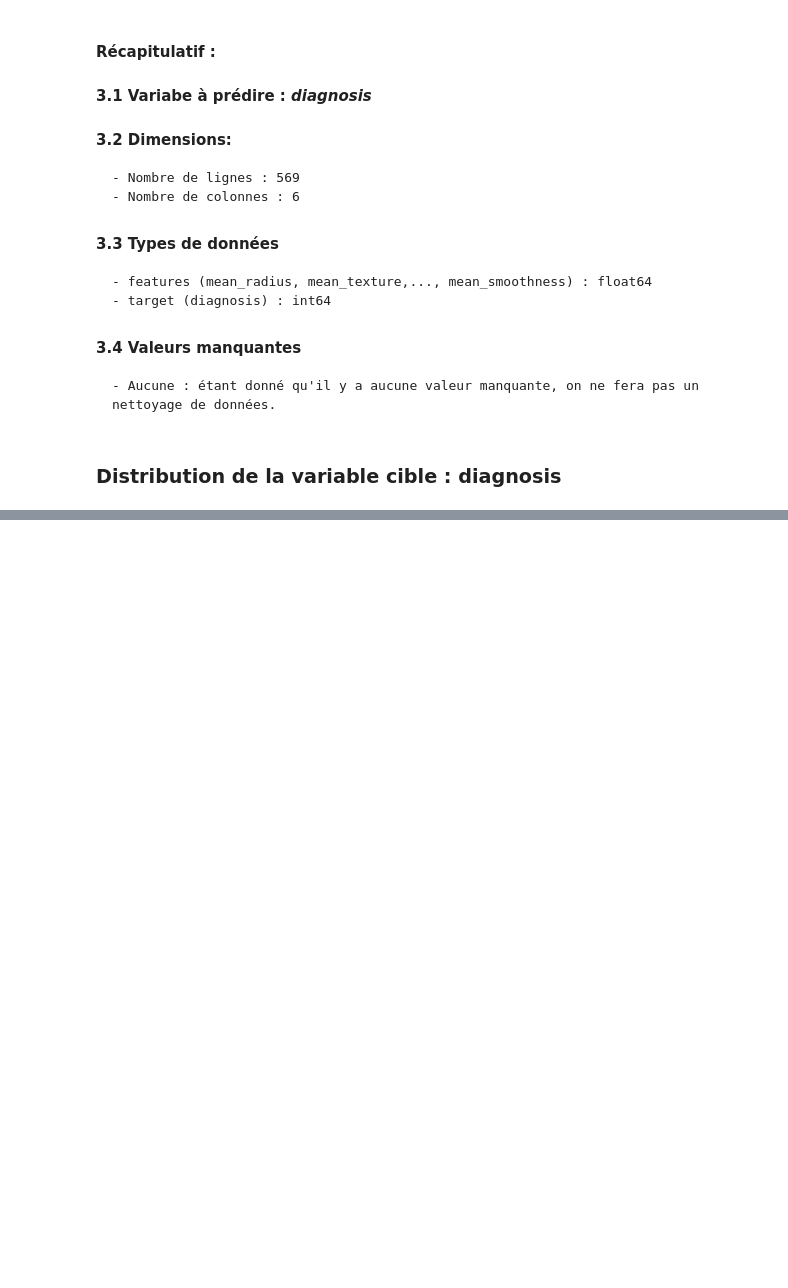
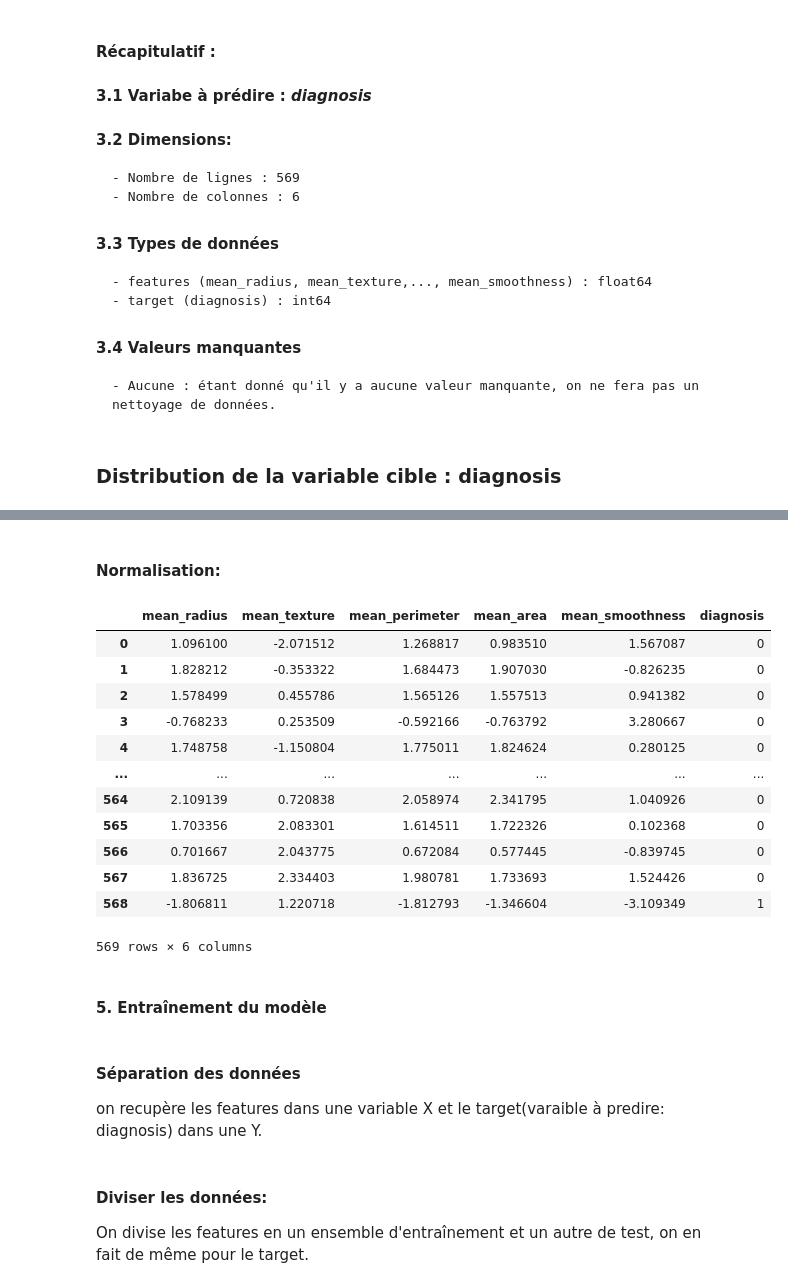
Before and after one commit to hmoustaphaousmane/breast-cancer-prediction, a Jupyter notebook: breast-cancer-prediction-notebook.ipynb, the cells around one changed output, grey strips where cells are left out. Cells and saved outputs as stored; diff of their text form; code cells hidden in the pictures; blank space fills up the shorter version.

```diff
--- a/breast-cancer-prediction-notebook.ipynb
+++ b/breast-cancer-prediction-notebook.ipynb
@@ -88,0 +115,25 @@ Name: count, dtype: int64
+# %% [markdown]
+#### Normalisation:
+# %%
+features=['mean_radius','mean_texture','mean_perimeter','mean_area','mean_smoothness']
+data[features]=(data[features]-data[features].mean())/data[features].std()
+data
+# %% [output]
+|  | mean_radius | mean_texture | mean_perimeter | mean_area | mean_smoothness | diagnosis |
+| 0 | 1.096100 | -2.071512 | 1.268817 | 0.983510 | 1.567087 | 0 |
+| 1 | 1.828212 | -0.353322 | 1.684473 | 1.907030 | -0.826235 | 0 |
+| 2 | 1.578499 | 0.455786 | 1.565126 | 1.557513 | 0.941382 | 0 |
+| 3 | -0.768233 | 0.253509 | -0.592166 | -0.763792 | 3.280667 | 0 |
+| 4 | 1.748758 | -1.150804 | 1.775011 | 1.824624 | 0.280125 | 0 |
+| ... | ... | ... | ... | ... | ... | ... |
+| 564 | 2.109139 | 0.720838 | 2.058974 | 2.341795 | 1.040926 | 0 |
+| 565 | 1.703356 | 2.083301 | 1.614511 | 1.722326 | 0.102368 | 0 |
+| 566 | 0.701667 | 2.043775 | 0.672084 | 0.577445 | -0.839745 | 0 |
+| 567 | 1.836725 | 2.334403 | 1.980781 | 1.733693 | 1.524426 | 0 |
+| 568 | -1.806811 | 1.220718 | -1.812793 | -1.346604 | -3.109349 | 1 |
+569 rows × 6 columns
+# %% [markdown]
+#### 5. Entraînement du modèle
+# %% [markdown]
+#### Séparation des données
+on recupère les features dans une variable X et le target(varaible à predire: diagnosis)  dans une Y.
@@ -88,0 +143,3 @@ Name: count, dtype: int64
+# %% [markdown]
+#### Diviser les données:
+On divise les features en un ensemble d'entraînement et un autre de test, on en fait de même pour le target.
```
Also changed, not shown: parts of 9 cells of this notebook.
